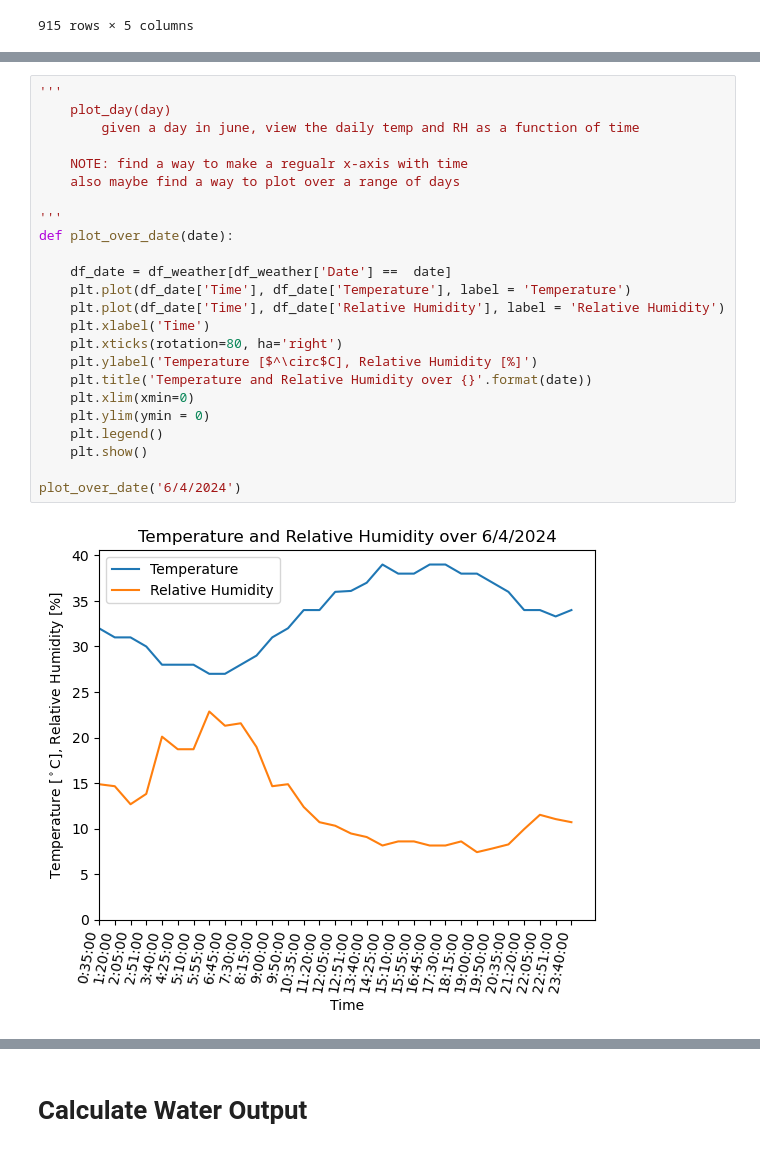
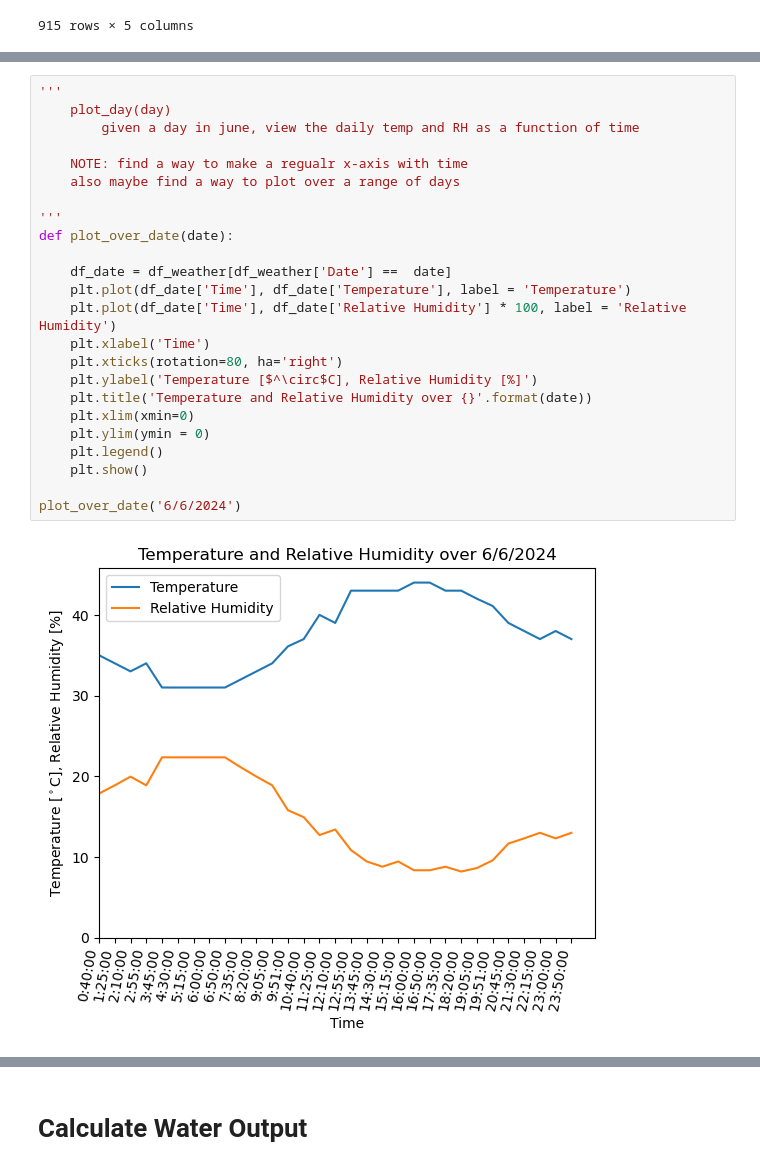
Before and after one commit to SimonEnsemble/water_harvesting, a Jupyter notebook: Polanyi_calculation_general.ipynb, the cells around one changed output, grey strips where cells are left out. Drawn from its saved outputs; the diff is of its cells as text.

```diff
--- a/Polanyi_calculation_general.ipynb
+++ b/Polanyi_calculation_general.ipynb
@@ -265,26 +320,26 @@ df_weather
 # %%
 '''
     plot_day(day)
         given a day in june, view the daily temp and RH as a function of time
 
     NOTE: find a way to make a regualr x-axis with time
     also maybe find a way to plot over a range of days
 
 '''
 def plot_over_date(date):
 
     df_date = df_weather[df_weather['Date'] ==  date]
     plt.plot(df_date['Time'], df_date['Temperature'], label = 'Temperature')
-    plt.plot(df_date['Time'], df_date['Relative Humidity'], label = 'Relative Humidity')
+    plt.plot(df_date['Time'], df_date['Relative Humidity'] * 100, label = 'Relative Humidity')
     plt.xlabel('Time')
     plt.xticks(rotation=80, ha='right')
     plt.ylabel('Temperature [$^\circ$C], Relative Humidity [%]')
     plt.title('Temperature and Relative Humidity over {}'.format(date))
     plt.xlim(xmin=0)
     plt.ylim(ymin = 0)
     plt.legend()
     plt.show()
 
-plot_over_date('6/4/2024')
+plot_over_date('6/6/2024')
 # %% [output]
-[figure, old version]
+[figure, new version]
```
Also changed, not shown: parts of 24 cells of this notebook.
